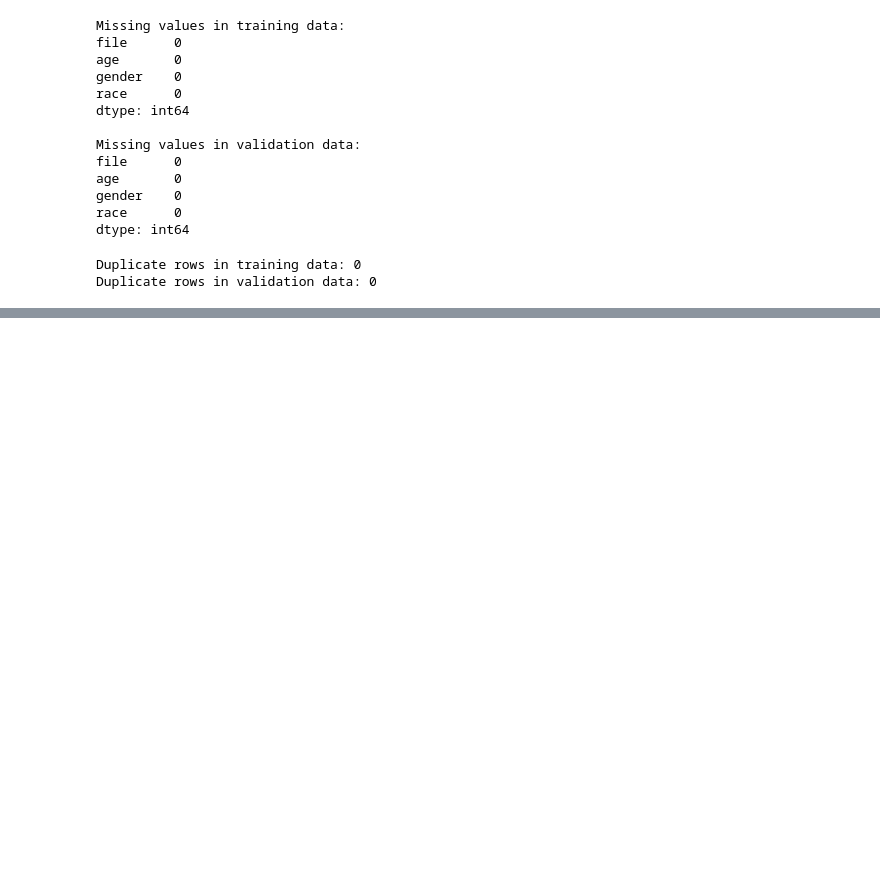
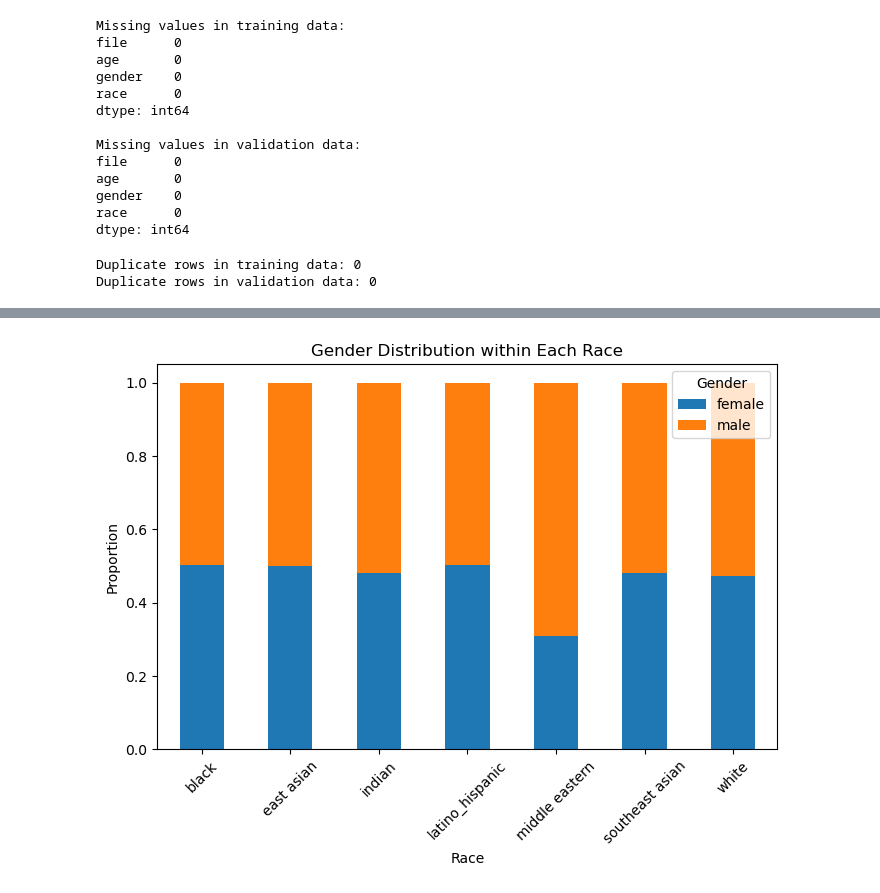
Before and after one commit to aidan-kleinman-2026/DATA6550-Bias, a Jupyter notebook: Code/Kleinman/Project1DataCleaning.ipynb, the cells around one changed output, grey strips where cells are left out. Cells and saved outputs as stored; diff of their text form; code cells hidden in the pictures; blank space fills up the shorter version.

Commit message:
exploratory data analysis

```diff
--- a/Code/Kleinman/Project1DataCleaning.ipynb
+++ b/Code/Kleinman/Project1DataCleaning.ipynb
@@ -272,0 +224,11 @@ Name: proportion, dtype: float64
+# %%
+#Code Block 12
+## race gender imbalence
+
+race_gender_ct = pd.crosstab(
+    train_data['race'],
+    train_data['gender'],
+    normalize = 'index'
+)
+
+race_gender_ct
@@ -272,0 +245,16 @@ Name: proportion, dtype: float64
+# %%
+#Code Block 13
+## visualization of race_gender
+
+race_gender_ct.plot(kind='bar',
+                    stacked = True,
+                    figsize = (8,5))
+
+plt.title('Gender Distribution within Each Race')
+plt.ylabel('Proportion')
+plt.xlabel('Race')
+plt.legend(title = 'Gender')
+plt.xticks(rotation = 45)
+plt.show()
+# %% [output]
+[figure, added]
```
Also changed, not shown: parts of 7 cells of this notebook.
